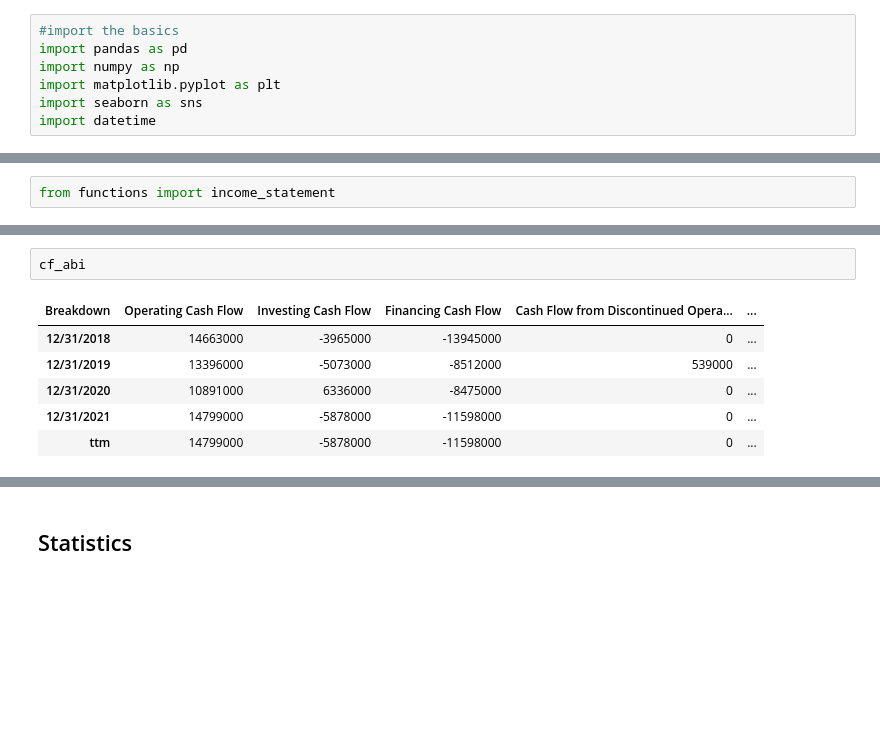
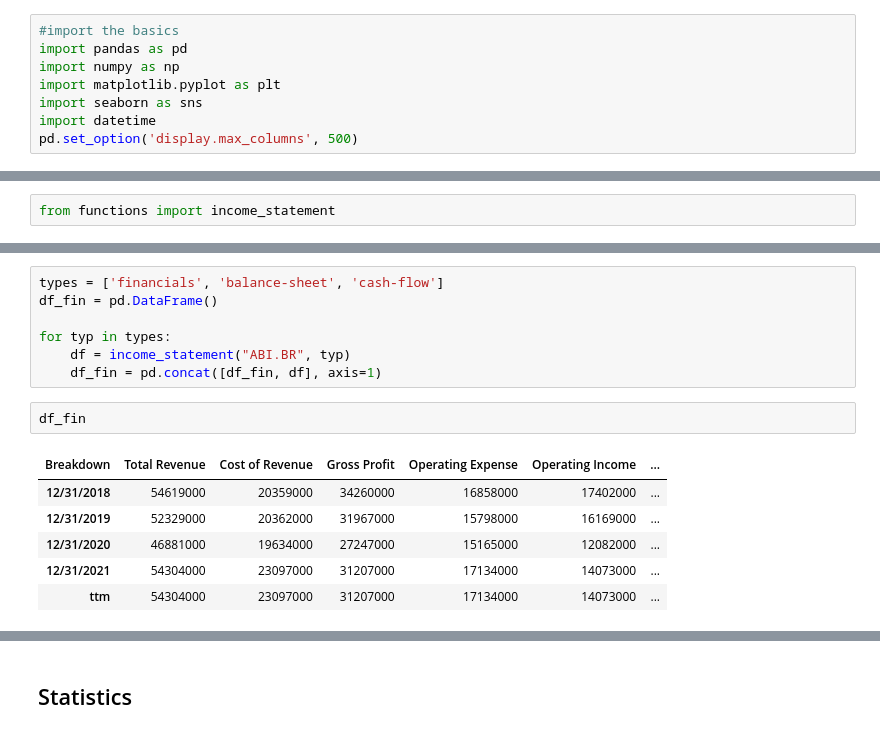
Before and after one commit to stijnverpoest/stock-scraping, a Jupyter notebook: stock_scraping.ipynb, the cells around one changed output, grey strips where cells are left out. Drawn from its saved outputs; the diff is of its cells as text; blank space fills up the shorter version.

```diff
--- a/stock_scraping.ipynb
+++ b/stock_scraping.ipynb
@@ -7,6 +7,7 @@ import numpy as np
 import matplotlib.pyplot as plt
 import seaborn as sns
 import datetime
+pd.set_option('display.max_columns', 500)
 # %%
 #allow to use own functions from functions.py
 import os
@@ -38,10 +71,17 @@ cf_abi = income_statement('ABI.BR', 'cash-flow')
-# %%
-cf_abi
-# %% [output]
-| Breakdown | Operating Cash Flow | Investing Cash Flow | Financing Cash Flow | Cash Flow from Discontinued Opera... | ... |
-| 12/31/2018 | 14663000 | -3965000 | -13945000 | 0 | ... |
-| 12/31/2019 | 13396000 | -5073000 | -8512000 | 539000 | ... |
-| 12/31/2020 | 10891000 | 6336000 | -8475000 | 0 | ... |
-| 12/31/2021 | 14799000 | -5878000 | -11598000 | 0 | ... |
-| ttm | 14799000 | -5878000 | -11598000 | 0 | ... |
+# %%
+types = ['financials', 'balance-sheet', 'cash-flow']
+df_fin = pd.DataFrame()
+
+for typ in types:
+    df = income_statement("ABI.BR", typ)
+    df_fin = pd.concat([df_fin, df], axis=1)
+# %%
+df_fin
+# %% [output]
+| Breakdown | Total Revenue | Cost of Revenue | Gross Profit | Operating Expense | Operating Income | ... |
+| 12/31/2018 | 54619000 | 20359000 | 34260000 | 16858000 | 17402000 | ... |
+| 12/31/2019 | 52329000 | 20362000 | 31967000 | 15798000 | 16169000 | ... |
+| 12/31/2020 | 46881000 | 19634000 | 27247000 | 15165000 | 12082000 | ... |
+| 12/31/2021 | 54304000 | 23097000 | 31207000 | 17134000 | 14073000 | ... |
+| ttm | 54304000 | 23097000 | 31207000 | 17134000 | 14073000 | ... |
 # %%
```
Also changed, not shown: parts of 5 cells of this notebook.
